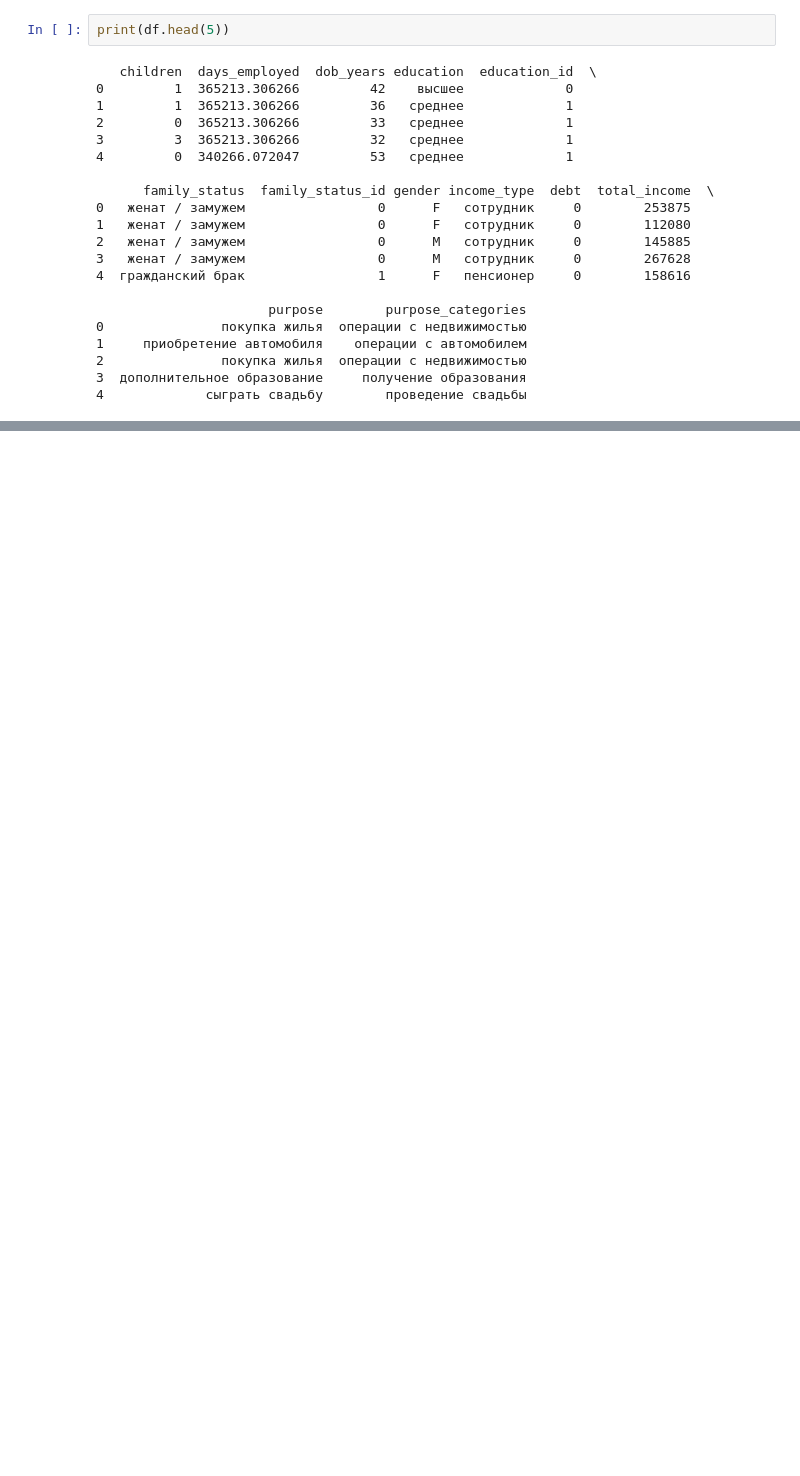
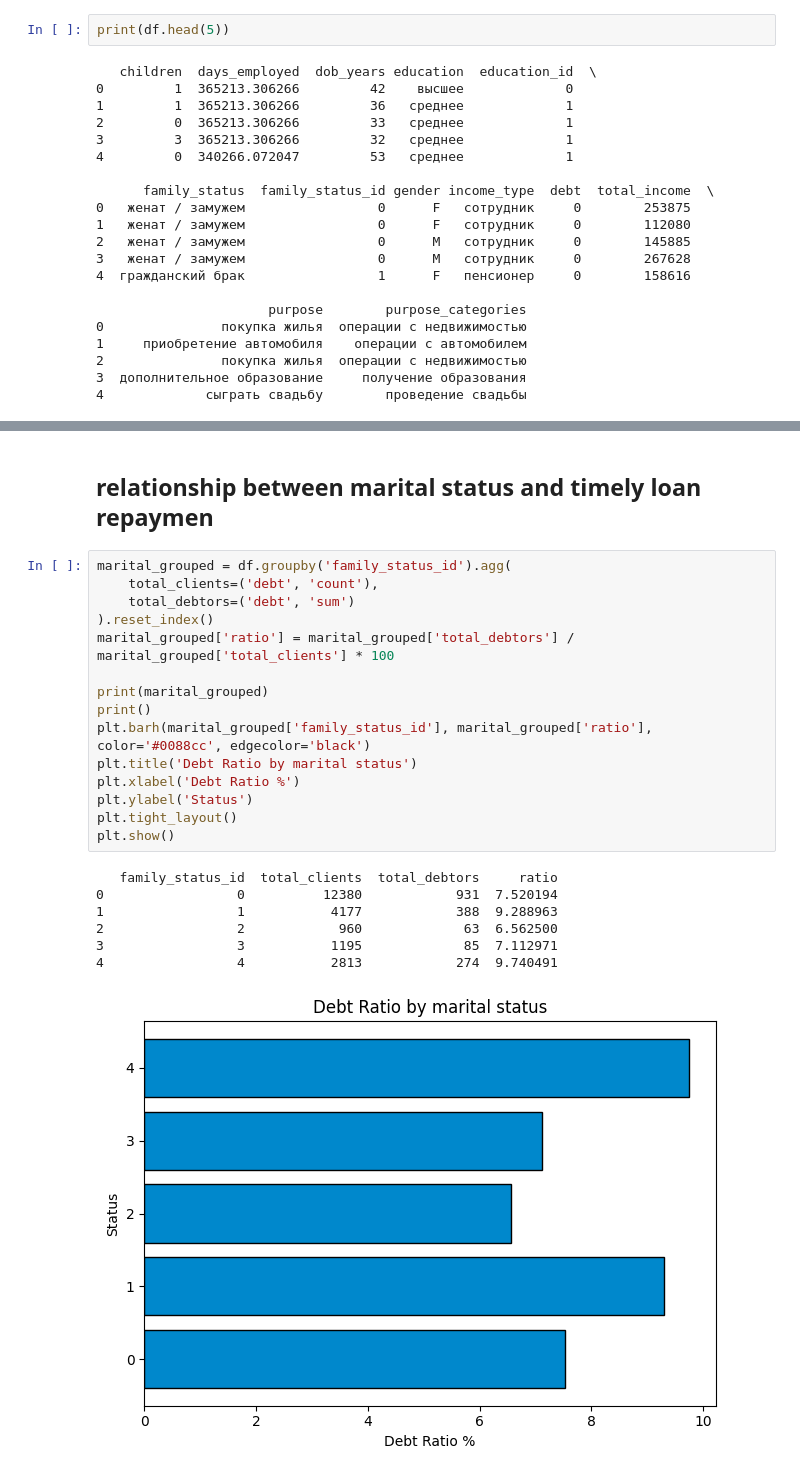
Before and after one commit to ilanabatavraam/loan_reliability_project, a Jupyter notebook: loan_reliability_project.ipynb, the cells around one changed output, grey strips where cells are left out. Cells and saved outputs as stored; diff of their text form; blank space fills up the shorter version.

```diff
--- a/loan_reliability_project.ipynb
+++ b/loan_reliability_project.ipynb
@@ -369,0 +254,25 @@ problems with repayment compared to other lending goals.
+# %% [markdown]
+## relationship between marital status and timely loan repaymen
+# %%
+marital_grouped = df.groupby('family_status_id').agg(
+    total_clients=('debt', 'count'),
+    total_debtors=('debt', 'sum')
+).reset_index()
+marital_grouped['ratio'] = marital_grouped['total_debtors'] / marital_grouped['total_clients'] * 100
+
+print(marital_grouped)
+print()
+plt.barh(marital_grouped['family_status_id'], marital_grouped['ratio'], color='#0088cc', edgecolor='black')
+plt.title('Debt Ratio by marital status')
+plt.xlabel('Debt Ratio %')
+plt.ylabel('Status')
+plt.tight_layout()
+plt.show()
+# %% [output]
+   family_status_id  total_clients  total_debtors     ratio
+0                 0          12380            931  7.520194
+1                 1           4177            388  9.288963
+2                 2            960             63  6.562500
+3                 3           1195             85  7.112971
+4                 4           2813            274  9.740491
+[figure, added]
```
Also changed, not shown: parts of 29 cells of this notebook.
